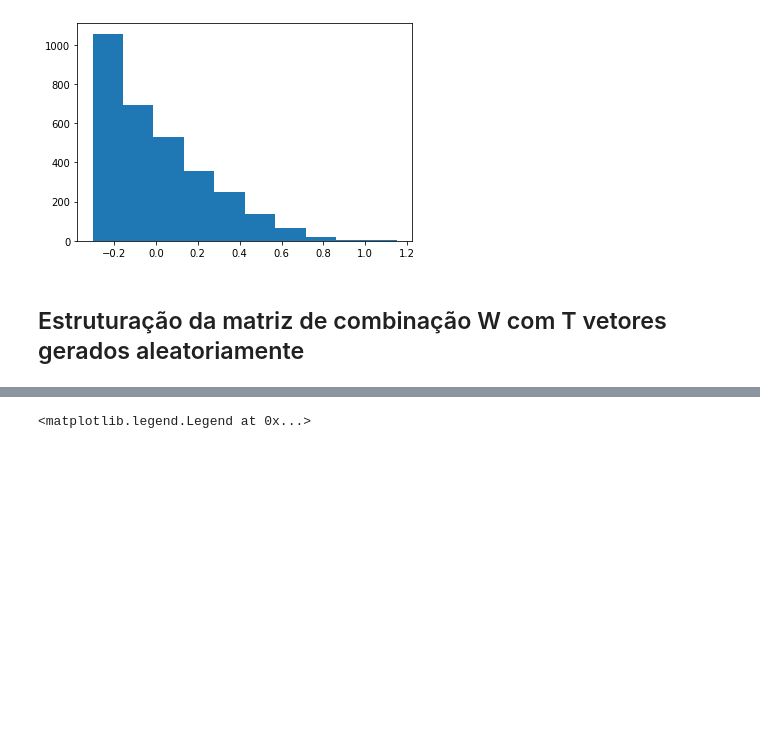
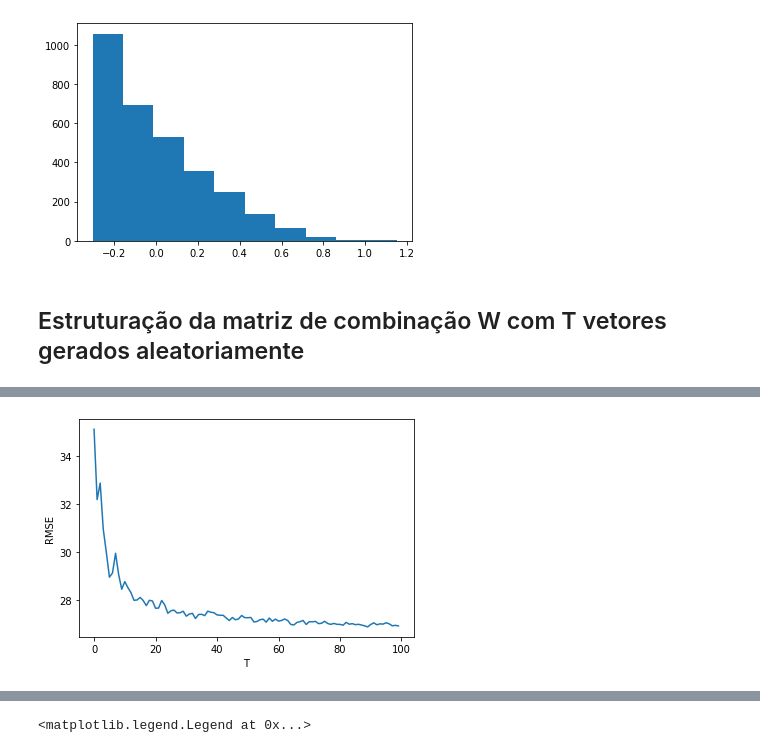
Before and after one commit to arlindots/maclea, a Jupyter notebook: efc1.ipynb, the cells around one changed output, grey strips where cells are left out. Drawn from its saved outputs; the diff is of its cells as text; code cells hidden in the pictures; blank space fills up the shorter version.

```diff
--- a/efc1.ipynb
+++ b/efc1.ipynb
@@ -237,0 +272,7 @@ plt.show()
+# %%
+plt.plot(range(len(rmse_mean)),rmse_mean)
+plt.xlabel("T")
+plt.ylabel("RMSE")
+plt.show()
+# %% [output]
+[figure, added]
```
Also changed, not shown: parts of 9 cells of this notebook.
